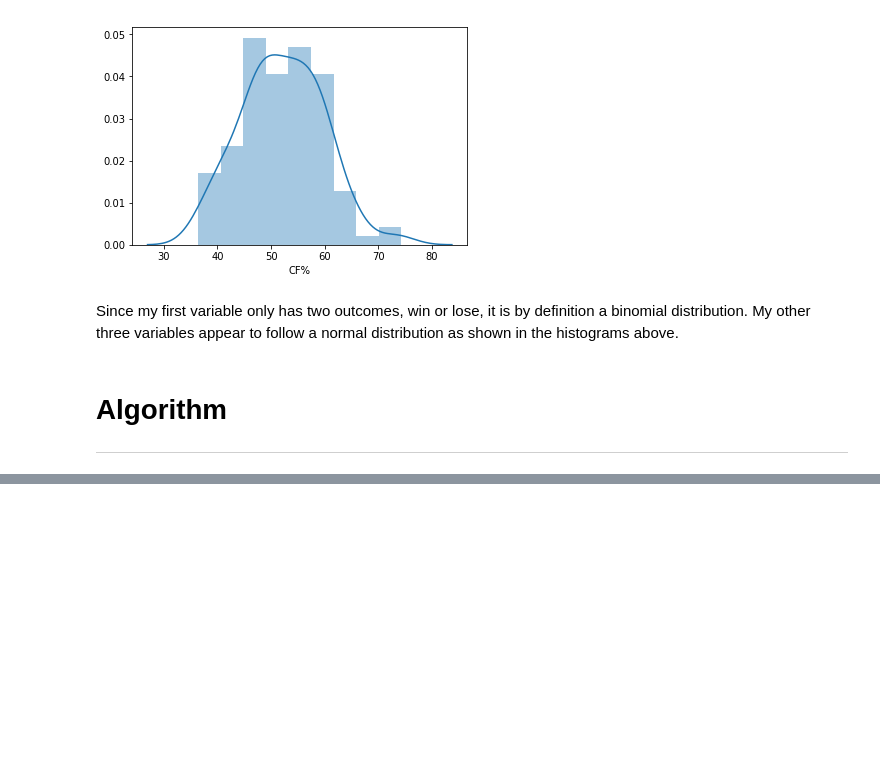
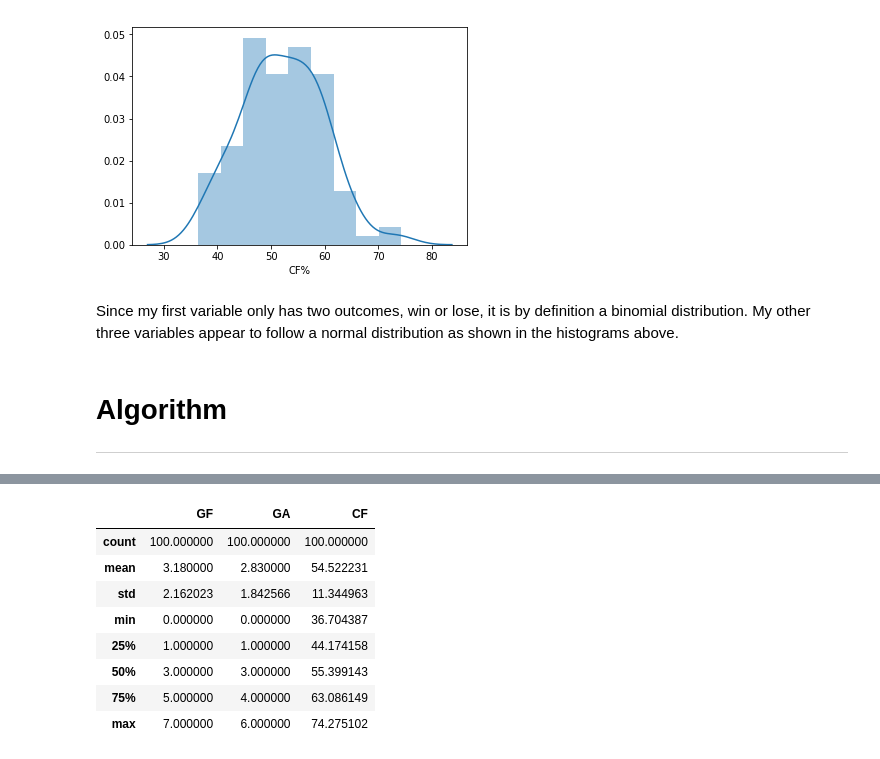
Before and after one commit to pjmeehan/PDA-PROJECT, a Jupyter notebook: PDA Project 2018.ipynb, the cells around one changed output, grey strips where cells are left out. Drawn from its saved outputs; the diff is of its cells as text; code cells hidden in the pictures; blank space fills up the shorter version.

```diff
--- a/PDA Project 2018.ipynb
+++ b/PDA Project 2018.ipynb
@@ -143,0 +145,4 @@ def win_loss(p=.675):
+# %%
+GF = np.random.randint(0, 8, 100)
+# %%
+GA = np.random.randint(0, 7, 100)
@@ -143,0 +153,2 @@ def win_loss(p=.675):
+# %%
+CF = np.random.uniform(36.3,74.4,100)
@@ -143,0 +157,2 @@ def win_loss(p=.675):
+# %%
+df1=pd.DataFrame(myalgo, columns=["WL","GF","GA", "CF"])
@@ -143,0 +179,12 @@ def win_loss(p=.675):
+# %%
+df1.describe()
+# %% [output]
+|  | GF | GA | CF |
+| count | 100.000000 | 100.000000 | 100.000000 |
+| mean | 3.180000 | 2.830000 | 54.522231 |
+| std | 2.162023 | 1.842566 | 11.344963 |
+| min | 0.000000 | 0.000000 | 36.704387 |
+| 25% | 1.000000 | 1.000000 | 44.174158 |
+| 50% | 3.000000 | 3.000000 | 55.399143 |
+| 75% | 5.000000 | 4.000000 | 63.086149 |
+| max | 7.000000 | 6.000000 | 74.275102 |
```
Also changed, not shown: parts of 16 cells of this notebook.
